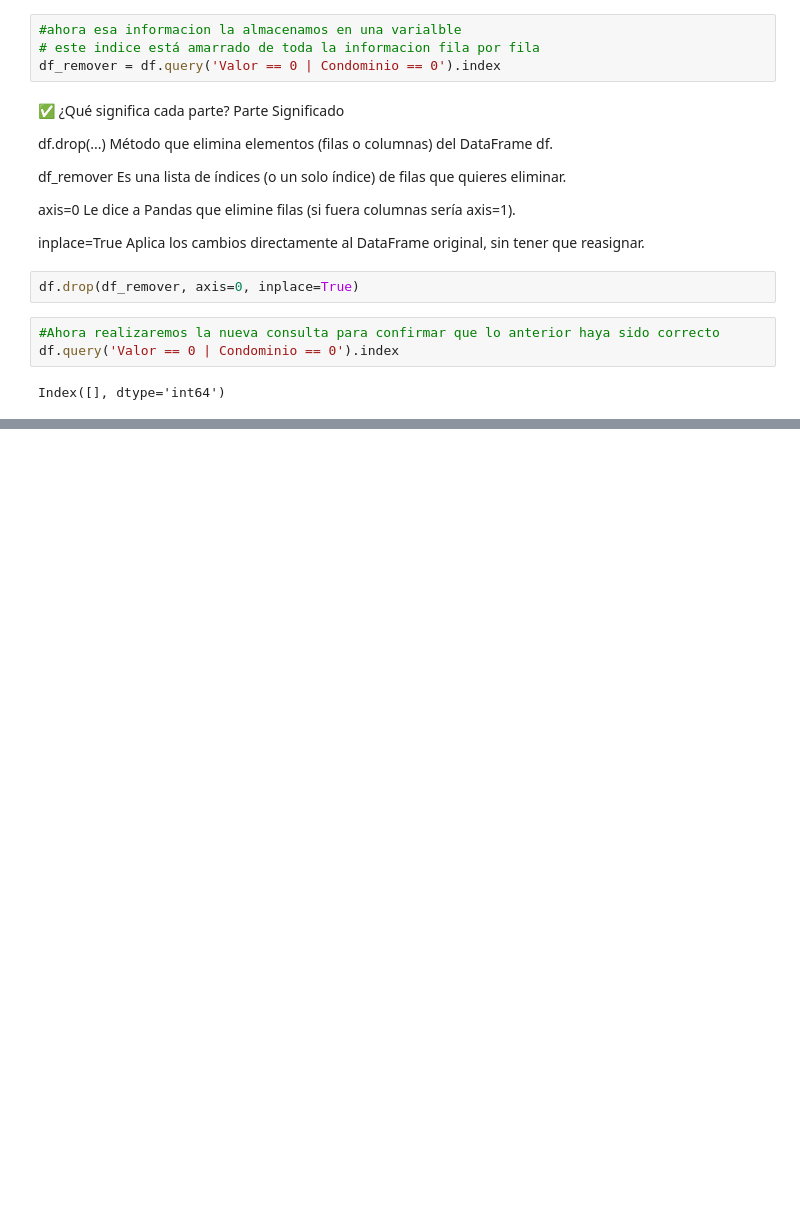
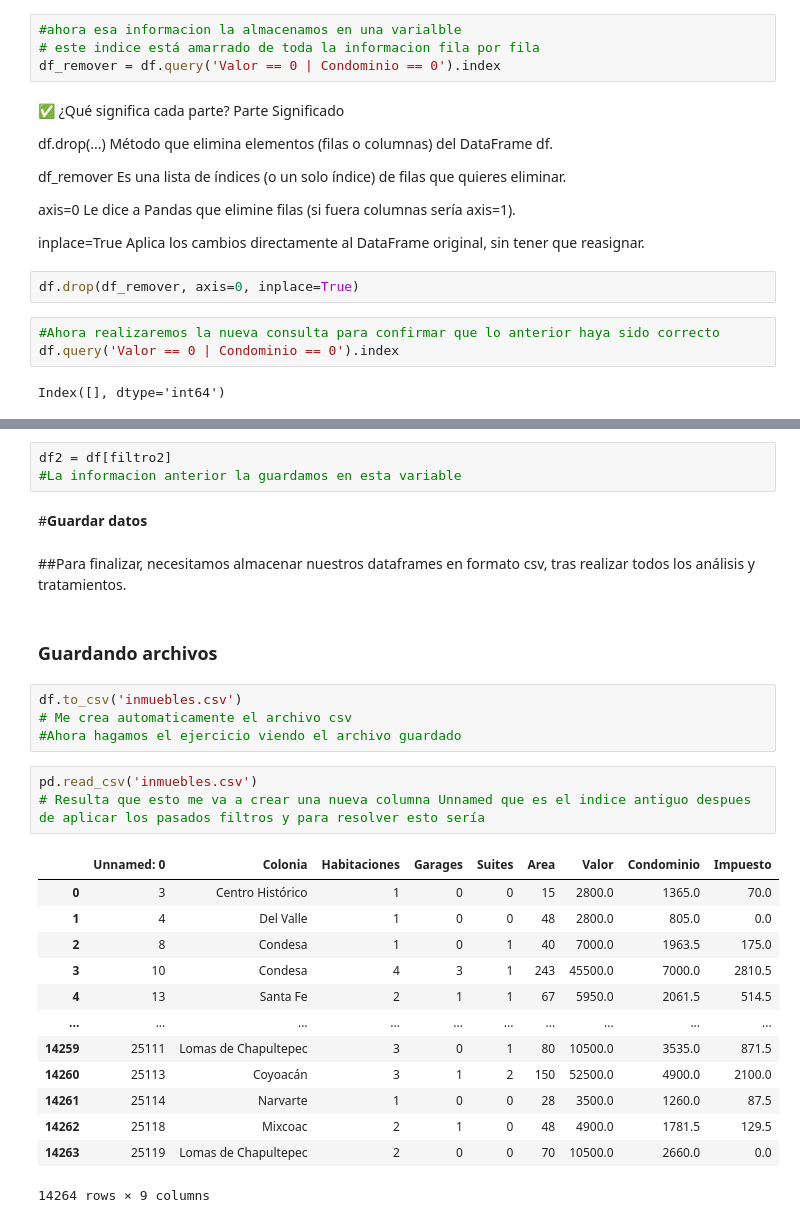
Before and after one commit to HillerJS/Challenge-de-Modelado-de-datos-con-Python, a Jupyter notebook: inmuebles_cdmx.ipynb, the cells around one changed output, grey strips where cells are left out. Cells and saved outputs as stored; diff of their text form; blank space fills up the shorter version.

```diff
--- a/inmuebles_cdmx.ipynb
+++ b/inmuebles_cdmx.ipynb
@@ -547,0 +722,30 @@ Index([], dtype='int64')
+# %%
+df2 = df[filtro2]
+#La informacion anterior la guardamos en esta variable
+# %% [markdown]
+#**Guardar datos**
+# %% [markdown]
+##Para finalizar, necesitamos almacenar nuestros dataframes en formato csv, tras realizar todos los análisis y tratamientos.
+# %% [markdown]
+### Guardando archivos
+# %%
+df.to_csv('inmuebles.csv')
+# Me crea automaticamente el archivo csv
+#Ahora hagamos el ejercicio viendo el archivo guardado
+# %%
+pd.read_csv('inmuebles.csv')
+# Resulta que esto me va a crear una nueva columna Unnamed que es el indice antiguo despues de aplicar los pasados filtros y para resolver esto sería
+# %% [output]
+|  | Unnamed: 0 | Colonia | Habitaciones | Garages | Suites | Area | Valor | Condominio | Impuesto |
+| 0 | 3 | Centro Histórico | 1 | 0 | 0 | 15 | 2800.0 | 1365.0 | 70.0 |
+| 1 | 4 | Del Valle | 1 | 0 | 0 | 48 | 2800.0 | 805.0 | 0.0 |
+| 2 | 8 | Condesa | 1 | 0 | 1 | 40 | 7000.0 | 1963.5 | 175.0 |
+| 3 | 10 | Condesa | 4 | 3 | 1 | 243 | 45500.0 | 7000.0 | 2810.5 |
+| 4 | 13 | Santa Fe | 2 | 1 | 1 | 67 | 5950.0 | 2061.5 | 514.5 |
+| ... | ... | ... | ... | ... | ... | ... | ... | ... | ... |
+| 14259 | 25111 | Lomas de Chapultepec | 3 | 0 | 1 | 80 | 10500.0 | 3535.0 | 871.5 |
+| 14260 | 25113 | Coyoacán | 3 | 1 | 2 | 150 | 52500.0 | 4900.0 | 2100.0 |
+| 14261 | 25114 | Narvarte | 1 | 0 | 0 | 28 | 3500.0 | 1260.0 | 87.5 |
+| 14262 | 25118 | Mixcoac | 2 | 1 | 0 | 48 | 4900.0 | 1781.5 | 129.5 |
+| 14263 | 25119 | Lomas de Chapultepec | 2 | 0 | 0 | 70 | 10500.0 | 2660.0 | 0.0 |
+14264 rows × 9 columns
```
Also changed, not shown: parts of 44 cells of this notebook.
